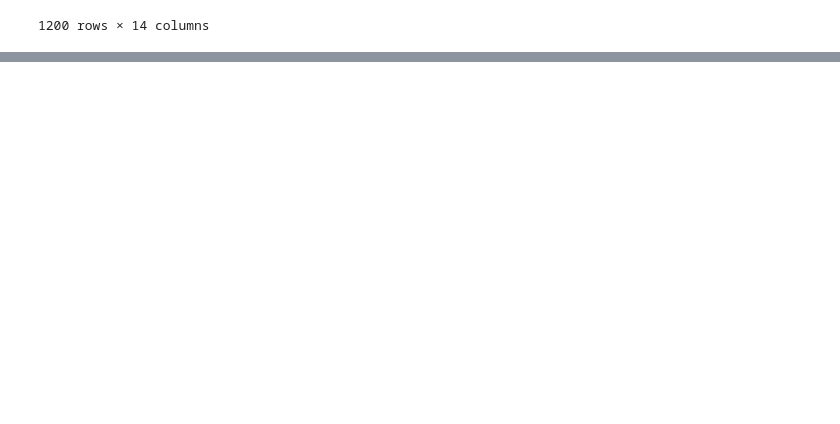
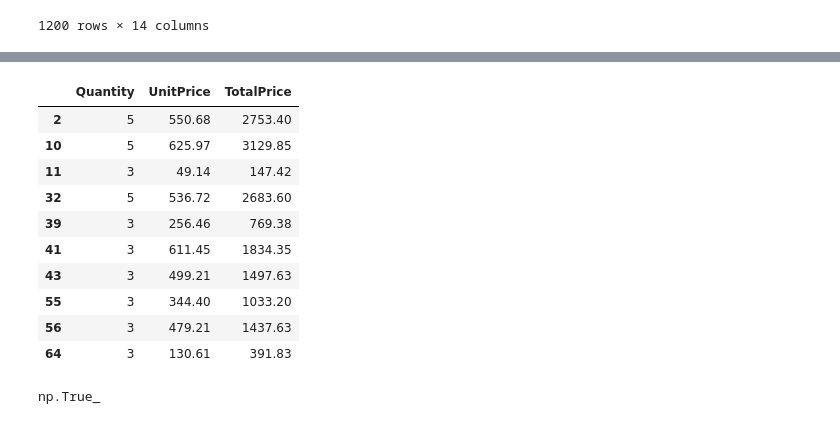
Before and after one commit to shivamdwivedicse/DecodeLabs-Project-1-, a Jupyter notebook: week_1_task_data_cleaning_and_Processing.ipynb, the cells around one changed output, grey strips where cells are left out. Cells and saved outputs as stored; diff of their text form; code cells hidden in the pictures; blank space fills up the shorter version.

```diff
--- a/week_1_task_data_cleaning_and_Processing.ipynb
+++ b/week_1_task_data_cleaning_and_Processing.ipynb
@@ -86,0 +157,18 @@ df
+# %%
+wrong_price[['Quantity','UnitPrice','TotalPrice']].head(10)
+# %% [output]
+|  | Quantity | UnitPrice | TotalPrice |
+| 2 | 5 | 550.68 | 2753.40 |
+| 10 | 5 | 625.97 | 3129.85 |
+| 11 | 3 | 49.14 | 147.42 |
+| 32 | 5 | 536.72 | 2683.60 |
+| 39 | 3 | 256.46 | 769.38 |
+| 41 | 3 | 611.45 | 1834.35 |
+| 43 | 3 | 499.21 | 1497.63 |
+| 55 | 3 | 344.40 | 1033.20 |
+| 56 | 3 | 479.21 | 1437.63 |
+| 64 | 3 | 130.61 | 391.83 |
+# %%
+((df['Quantity'] * df['UnitPrice']).round(2) == df['TotalPrice'].round(2)).all()
+# %% [output]
+np.True_
```
Also changed, not shown: parts of 16 cells of this notebook, 1 other file.
